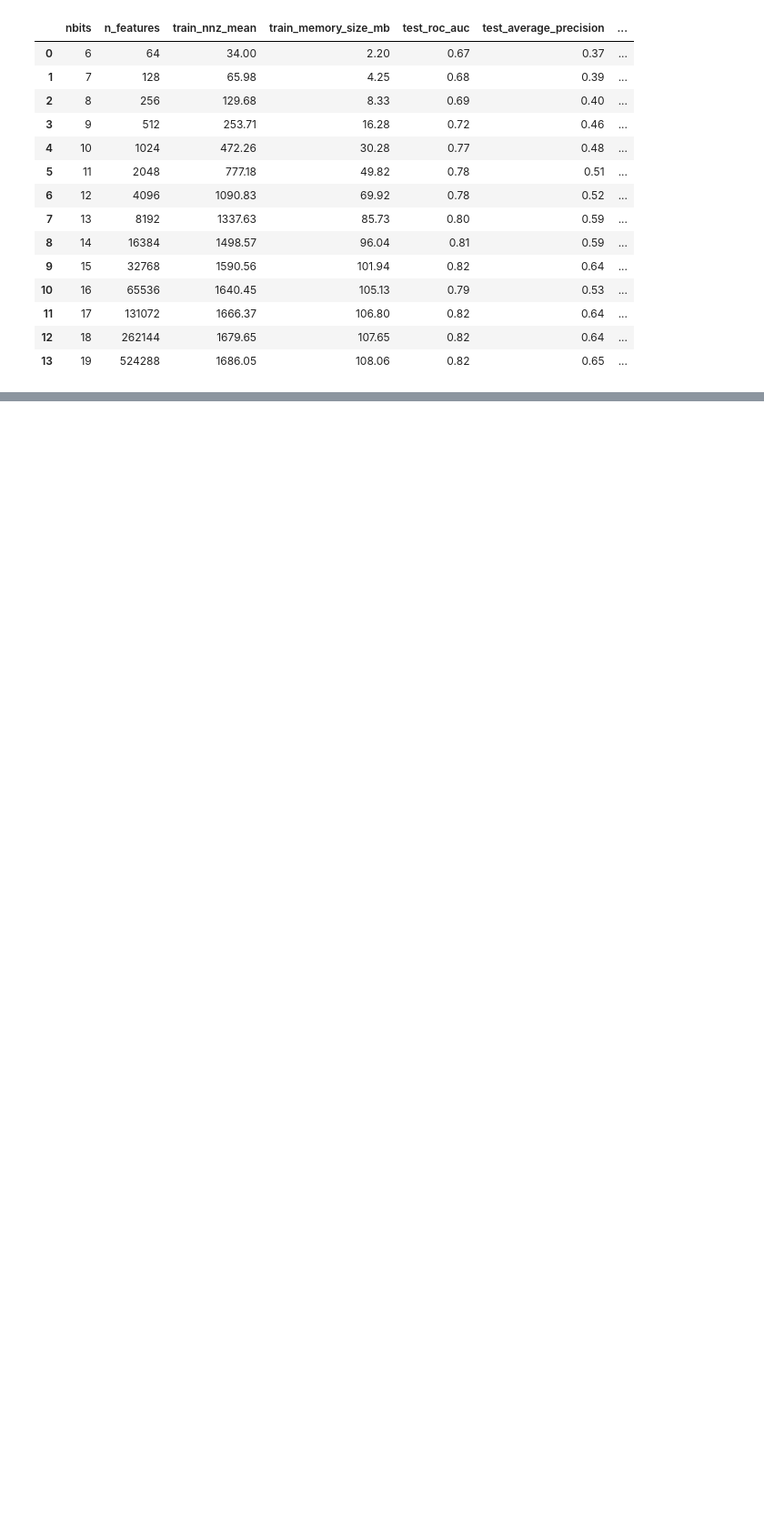
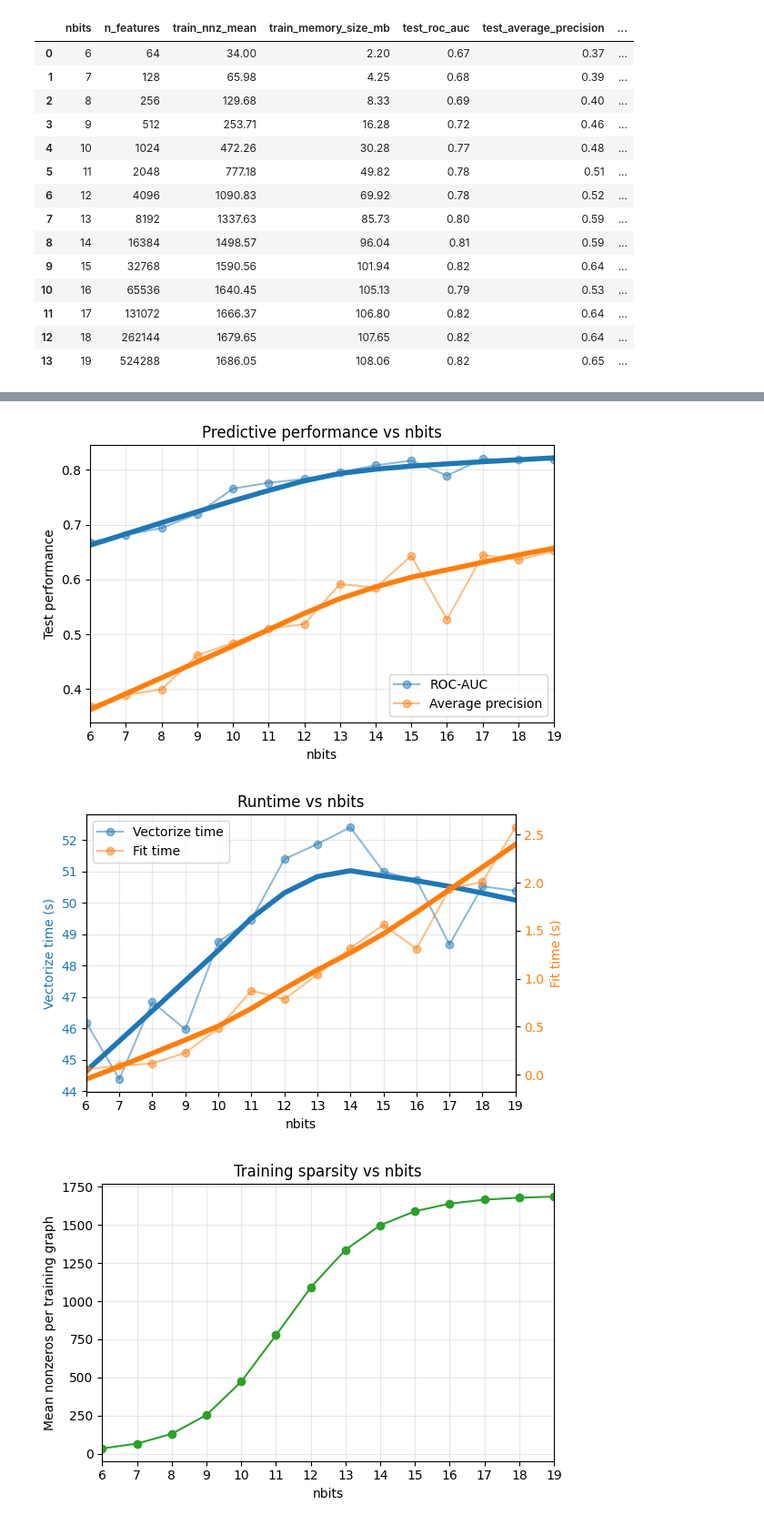
Before and after one commit to Xfcosta/NSPPK, a Jupyter notebook: NSPPK HIV Benchmark.ipynb, the cells around one changed output, grey strips where cells are left out. Shown at 91% size. Cells and saved outputs as stored; diff of their text form; code cells hidden in the pictures; blank space fills up the shorter version.

```diff
--- a/NSPPK HIV Benchmark.ipynb
+++ b/NSPPK HIV Benchmark.ipynb
@@ -354,0 +312,76 @@ plt.show()
+# %%
+nbits_values = results_df['nbits'].to_numpy()
+x_ticks = np.arange(int(nbits_values.min()), int(nbits_values.max()) + 1)
+roc_auc_values = results_df['test_roc_auc'].to_numpy()
+ap_values = results_df['test_average_precision'].to_numpy()
+vectorize_values = results_df['vectorize_time_sec'].to_numpy()
+fit_values = results_df['fit_time_sec'].to_numpy()
+roc_auc_loess = lowess(roc_auc_values, nbits_values, frac=0.75, return_sorted=True)
+ap_loess = lowess(ap_values, nbits_values, frac=0.75, return_sorted=True)
+vectorize_loess = lowess(vectorize_values, nbits_values, frac=0.85, return_sorted=True)
+fit_loess = lowess(fit_values, nbits_values, frac=0.65, return_sorted=True)
+
+pdf_dir = Path('.')
+saved_pdfs = []
+
+def finalize_plot(fig, axes, filename):
+    for ax in axes:
+        ax.set_xticks(x_ticks)
+        ax.set_xlim(x_ticks[0], x_ticks[-1])
+    fig.tight_layout()
+    pdf_path = pdf_dir / filename
+    fig.savefig(pdf_path, format='pdf', bbox_inches='tight')
+    saved_pdfs.append(pdf_path)
+    plt.show()
+
+fig, ax = plt.subplots(figsize=(6, 4))
+roc_auc_line, = ax.plot(nbits_values, roc_auc_values, marker='o', alpha=0.5, label='ROC-AUC')
+ap_line, = ax.plot(nbits_values, ap_values, marker='o', alpha=0.5, label='Average precision')
+ax.plot(roc_auc_loess[:, 0], roc_auc_loess[:, 1], linestyle='-', linewidth=4, alpha=1.0, color=roc_auc_line.get_color())
+ax.plot(ap_loess[:, 0], ap_loess[:, 1], linestyle='-', linewidth=4, alpha=1.0, color=ap_line.get_color())
+ax.set_xlabel('nbits')
+ax.set_ylabel('Test performance')
+ax.set_title('Predictive performance vs nbits')
+ax.grid(True, alpha=0.3)
+ax.legend()
+finalize_plot(fig, [ax], 'nsppk_hiv_predictive_performance_vs_nbits.pdf')
+
+fig, runtime_ax = plt.subplots(figsize=(6, 4))
+fit_ax = runtime_ax.twinx()
+vectorize_line, = runtime_ax.plot(nbits_values, vectorize_values, marker='o', color='tab:blue', alpha=0.5, label='Vectorize time')
+fit_line, = fit_ax.plot(nbits_values, fit_values, marker='o', color='tab:orange', alpha=0.5, label='Fit time')
+vectorize_loess_line, = runtime_ax.plot(vectorize_loess[:, 0], vectorize_loess[:, 1], linestyle='-', linewidth=4, alpha=1.0, color=vectorize_line.get_color())
+fit_loess_line, = fit_ax.plot(fit_loess[:, 0], fit_loess[:, 1], linestyle='-', linewidth=4, alpha=1.0, color=fit_line.get_color())
+runtime_ax.set_xlabel('nbits')
+runtime_ax.set_ylabel('Vectorize time (s)', color=vectorize_line.get_color())
+fit_ax.set_ylabel('Fit time (s)', color=fit_line.get_color())
+runtime_ax.tick_params(axis='y', labelcolor=vectorize_line.get_color())
+fit_ax.tick_params(axis='y', labelcolor=fit_line.get_color())
+runtime_ax.set_title('Runtime vs nbits')
+runtime_ax.grid(True, alpha=0.3)
+runtime_ax.legend(handles=[vectorize_line, fit_line], loc='best')
+finalize_plot(fig, [runtime_ax, fit_ax], 'nsppk_hiv_runtime_vs_nbits.pdf')
+
+fig, ax = plt.subplots(figsize=(6, 4))
+ax.plot(nbits_values, results_df['train_nnz_mean'], marker='o', color='tab:green')
+ax.set_xlabel('nbits')
+ax.set_ylabel('Mean nonzeros per training graph')
+ax.set_title('Training sparsity vs nbits')
+ax.grid(True, alpha=0.3)
+finalize_plot(fig, [ax], 'nsppk_hiv_training_sparsity_vs_nbits.pdf')
+
+fig, ax = plt.subplots(figsize=(6, 4))
+ax.plot(nbits_values, results_df['train_memory_size_mb'], marker='o', color='tab:purple')
+ax.set_xlabel('nbits')
+ax.set_ylabel('CSR size in memory (MB)')
+ax.set_title('Training matrix size in memory vs nbits')
+ax.grid(True, alpha=0.3)
+finalize_plot(fig, [ax], 'nsppk_hiv_training_matrix_size_vs_nbits.pdf')
+
+print('Saved PDF plots:')
+for pdf_path in saved_pdfs:
+    print(f' - {pdf_path}')
+# %% [output]
+[figure, added]
+[figure, added]
+[figure, added]
```
Also changed, not shown: parts of 2 cells of this notebook, 6 other files.
